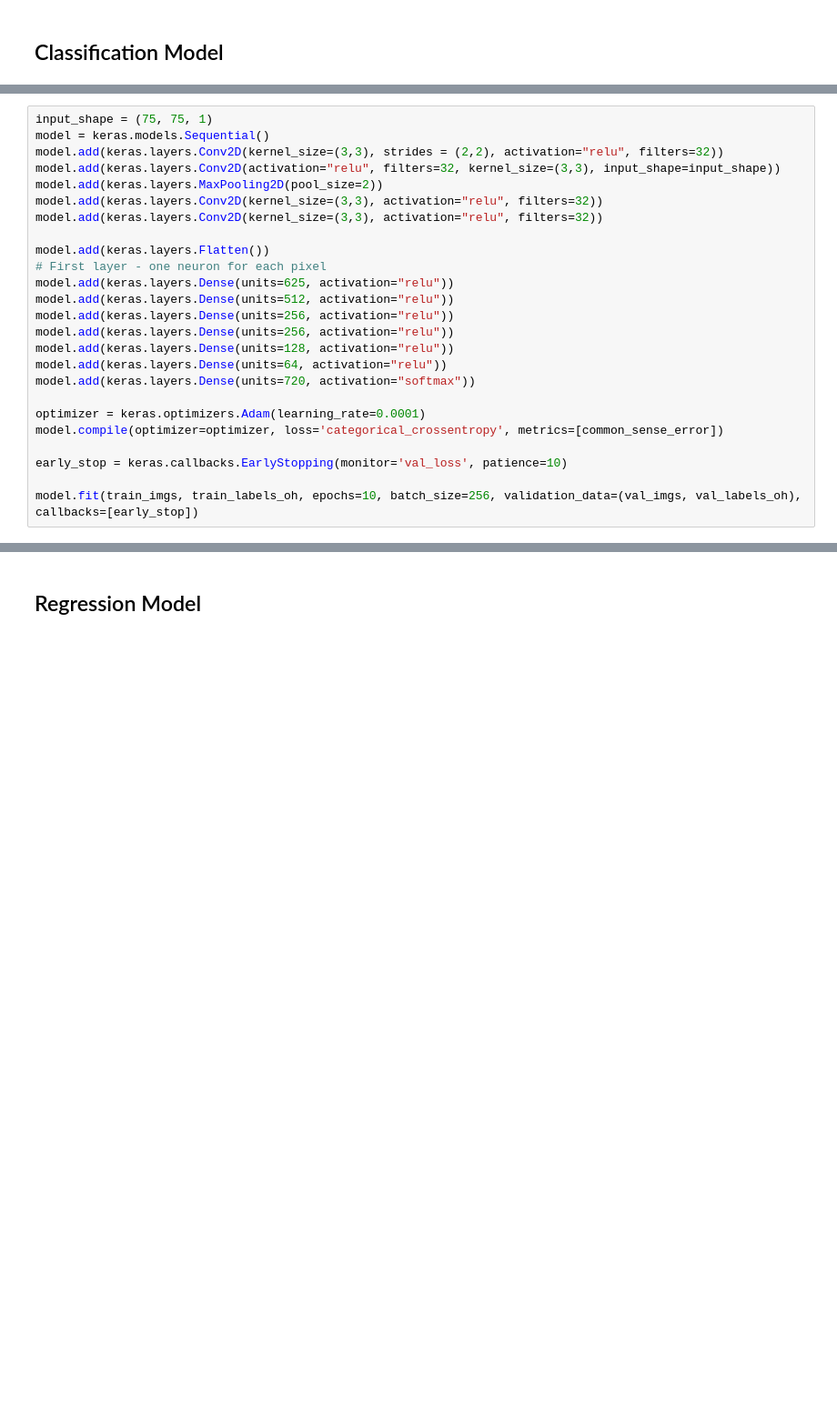
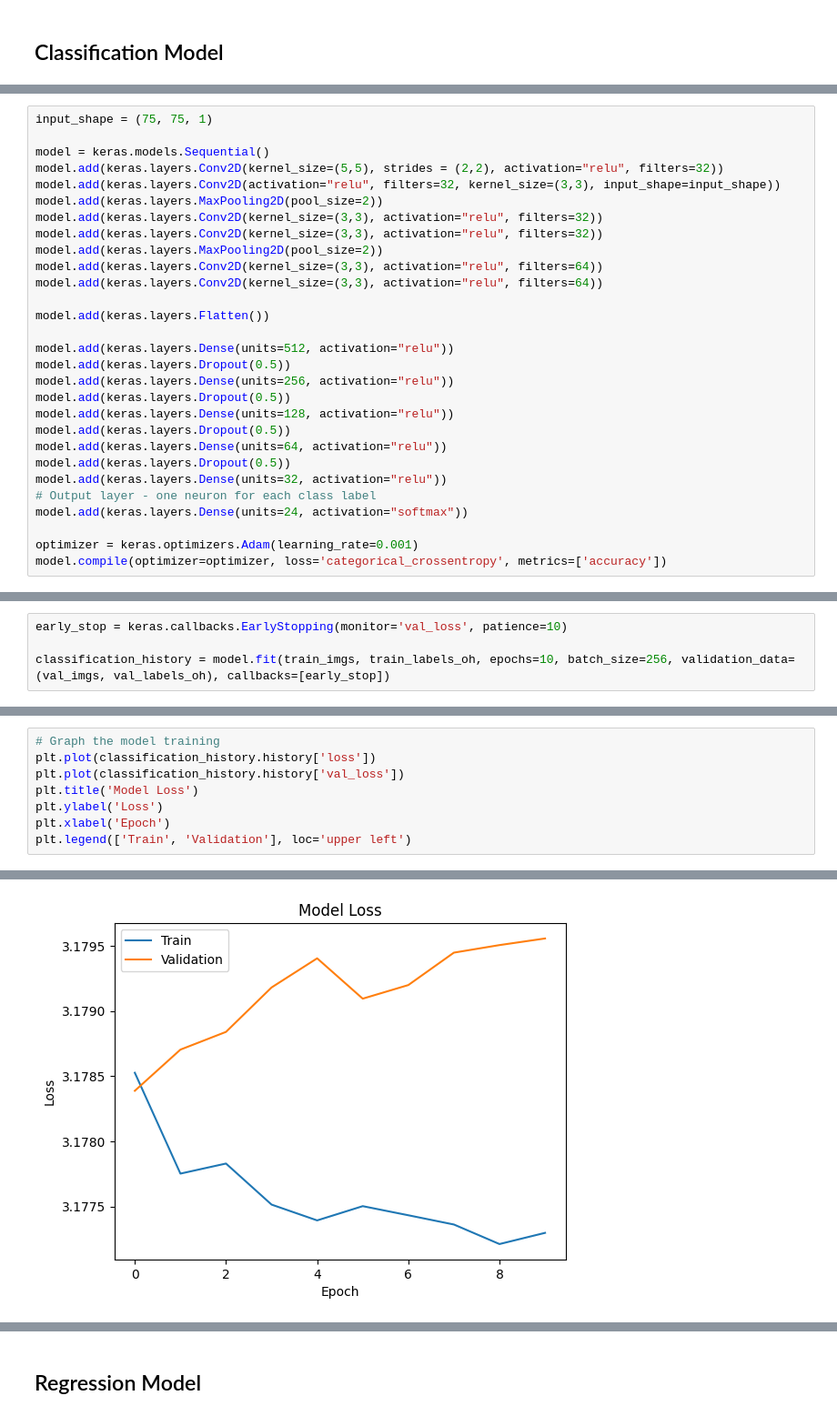
Before and after one commit to rajatvarma/IDL, a Jupyter notebook: Assignment 1/Task 2.ipynb, the cells around one changed output, grey strips where cells are left out. Shown at 91% size. Saved outputs shown, nothing was run; the diff lists cells and outputs as text; blank space fills up the shorter version.

```diff
--- a/Assignment 1/Task 2.ipynb
+++ b/Assignment 1/Task 2.ipynb
@@ -119,26 +99,30 @@ def common_sense_error(true, pred):
     return K.minimum(diff1, diff2)
 # %%
 input_shape = (75, 75, 1)
+
 model = keras.models.Sequential()
-model.add(keras.layers.Conv2D(kernel_size=(3,3), strides = (2,2), activation="relu", filters=32))
+model.add(keras.layers.Conv2D(kernel_size=(5,5), strides = (2,2), activation="relu", filters=32))
 model.add(keras.layers.Conv2D(activation="relu", filters=32, kernel_size=(3,3), input_shape=input_shape))
 model.add(keras.layers.MaxPooling2D(pool_size=2))
 model.add(keras.layers.Conv2D(kernel_size=(3,3), activation="relu", filters=32))
 model.add(keras.layers.Conv2D(kernel_size=(3,3), activation="relu", filters=32))
+model.add(keras.layers.MaxPooling2D(pool_size=2))
+model.add(keras.layers.Conv2D(kernel_size=(3,3), activation="relu", filters=64))
+model.add(keras.layers.Conv2D(kernel_size=(3,3), activation="relu", filters=64))
 
 model.add(keras.layers.Flatten())
-# First layer - one neuron for each pixel
-model.add(keras.layers.Dense(units=625, activation="relu"))
+
 model.add(keras.layers.Dense(units=512, activation="relu"))
+model.add(keras.layers.Dropout(0.5))
 model.add(keras.layers.Dense(units=256, activation="relu"))
-model.add(keras.layers.Dense(units=256, activation="relu"))
+model.add(keras.layers.Dropout(0.5))
 model.add(keras.layers.Dense(units=128, activation="relu"))
+model.add(keras.layers.Dropout(0.5))
 model.add(keras.layers.Dense(units=64, activation="relu"))
-model.add(keras.layers.Dense(units=720, activation="softmax"))
+model.add(keras.layers.Dropout(0.5))
+model.add(keras.layers.Dense(units=32, activation="relu"))
+# Output layer - one neuron for each class label
+model.add(keras.layers.Dense(units=24, activation="softmax"))
 
-optimizer = keras.optimizers.Adam(learning_rate=0.0001)
-model.compile(optimizer=optimizer, loss='categorical_crossentropy', metrics=[common_sense_error])
-
-early_stop = keras.callbacks.EarlyStopping(monitor='val_loss', patience=10)
-
-model.fit(train_imgs, train_labels_oh, epochs=10, batch_size=256, validation_data=(val_imgs, val_labels_oh), callbacks=[early_stop])
+optimizer = keras.optimizers.Adam(learning_rate=0.001)
+model.compile(optimizer=optimizer, loss='categorical_crossentropy', metrics=['accuracy'])
@@ -166,0 +129,4 @@ Epoch 10/10
+# %%
+early_stop = keras.callbacks.EarlyStopping(monitor='val_loss', patience=10)
+
+classification_history = model.fit(train_imgs, train_labels_oh, epochs=10, batch_size=256, validation_data=(val_imgs, val_labels_oh), callbacks=[early_stop])
@@ -166,0 +154,9 @@ Epoch 10/10
+# %%
+# Graph the model training
+plt.plot(classification_history.history['loss'])
+plt.plot(classification_history.history['val_loss'])
+plt.title('Model Loss')
+plt.ylabel('Loss')
+plt.xlabel('Epoch')
+plt.legend(['Train', 'Validation'], loc='upper left')
+# %% [output]
@@ -167,3 +164,4 @@ Epoch 10/10
+[figure, added]
 # %%
 # Measuring accuracy- picking the highest confidence label and comparing it to the true label
 preds = model.predict(test_imgs)
```
Also changed, not shown: parts of 10 cells of this notebook.
